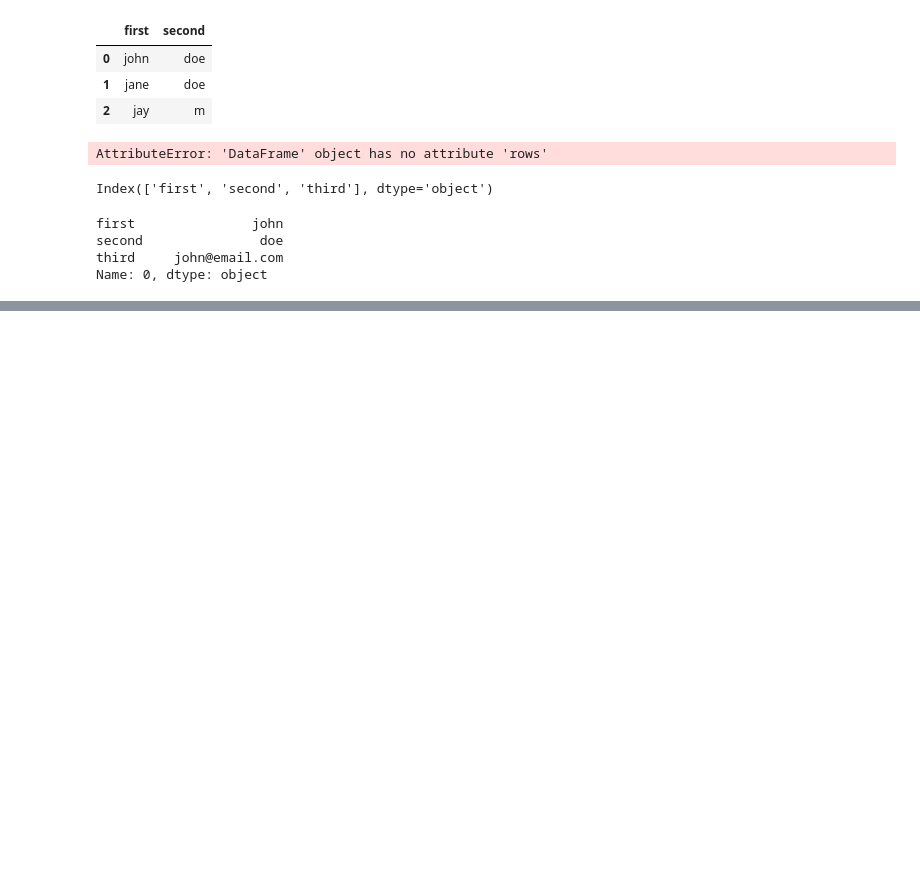
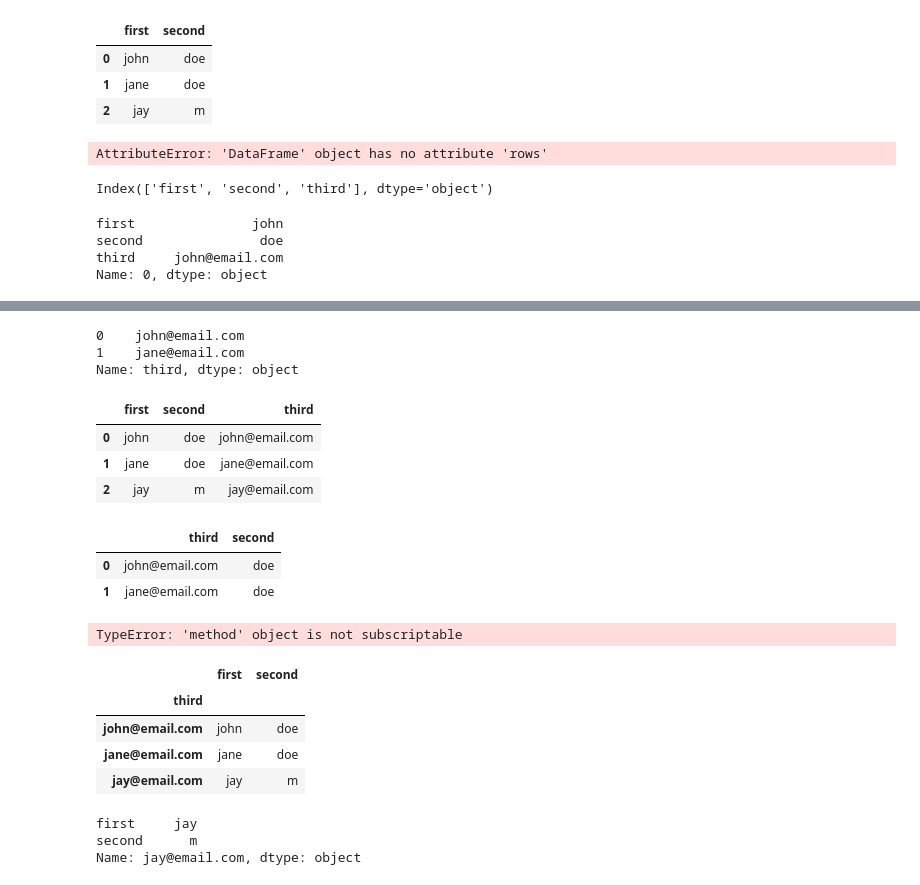
Before and after one commit to sanjaym88/learnpandas, a Jupyter notebook: Untitled.ipynb, the cells around one changed output, grey strips where cells are left out. Drawn from its saved outputs; the diff is of its cells as text; code cells hidden in the pictures; blank space fills up the shorter version.

```diff
--- a/Untitled.ipynb
+++ b/Untitled.ipynb
@@ -62,0 +66,39 @@ Name: 0, dtype: object
+# %%
+df.iloc[[0,1],2]
+# %% [output]
+0    john@email.com
+1    jane@email.com
+Name: third, dtype: object
+# %%
+df
+# %% [output]
+|  | first | second | third |
+| 0 | john | doe | john@email.com |
+| 1 | jane | doe | jane@email.com |
+| 2 | jay | m | jay@email.com |
+# %%
+df.loc[[0,1],['third','second']]
+# %% [output]
+|  | third | second |
+| 0 | john@email.com | doe |
+| 1 | jane@email.com | doe |
+# %%
+df.set_index['third']
+# %% [output]
+TypeError: 'method' object is not subscriptable
+# %%
+df.set_index('third', inplace=True)
+# %%
+df
+# %% [output]
+|  | first | second |
+| third |  |  |
+| john@email.com | john | doe |
+| jane@email.com | jane | doe |
+| jay@email.com | jay | m |
+# %%
+df.loc["jay@email.com"]
+# %% [output]
+first     jay
+second      m
+Name: jay@email.com, dtype: object
```
Also changed, not shown: parts of 4 cells of this notebook, 1 other file.
